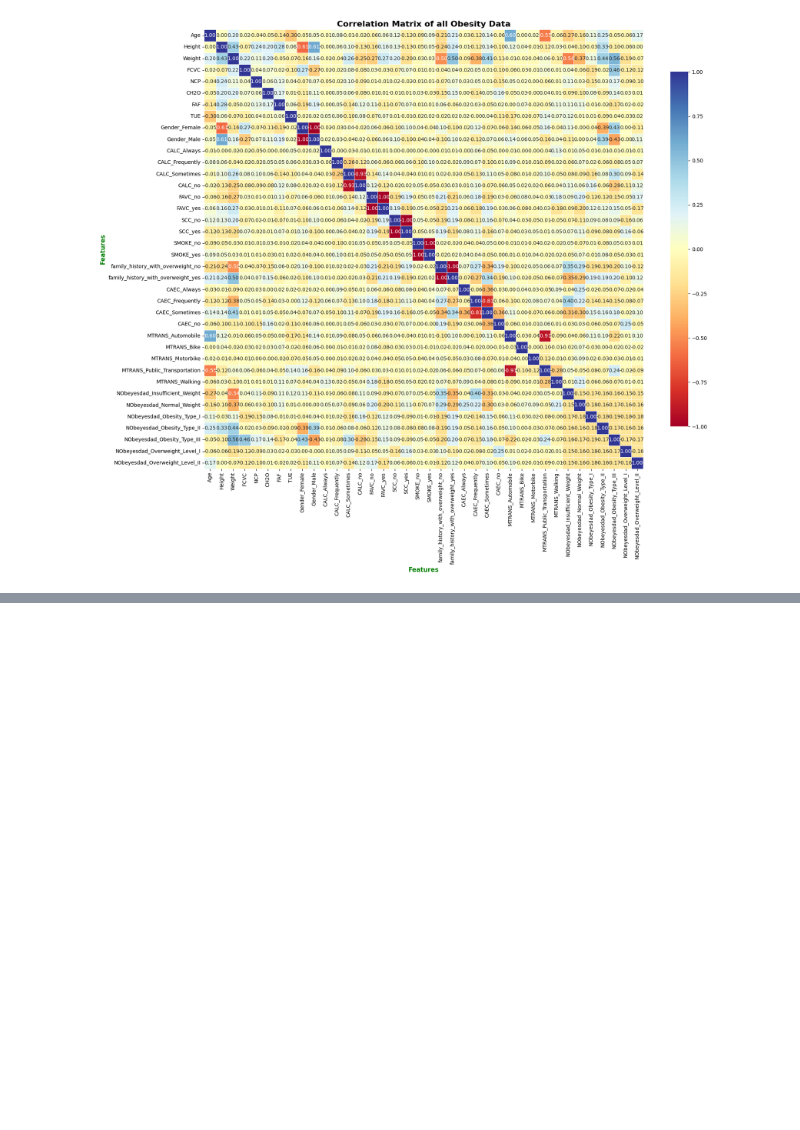
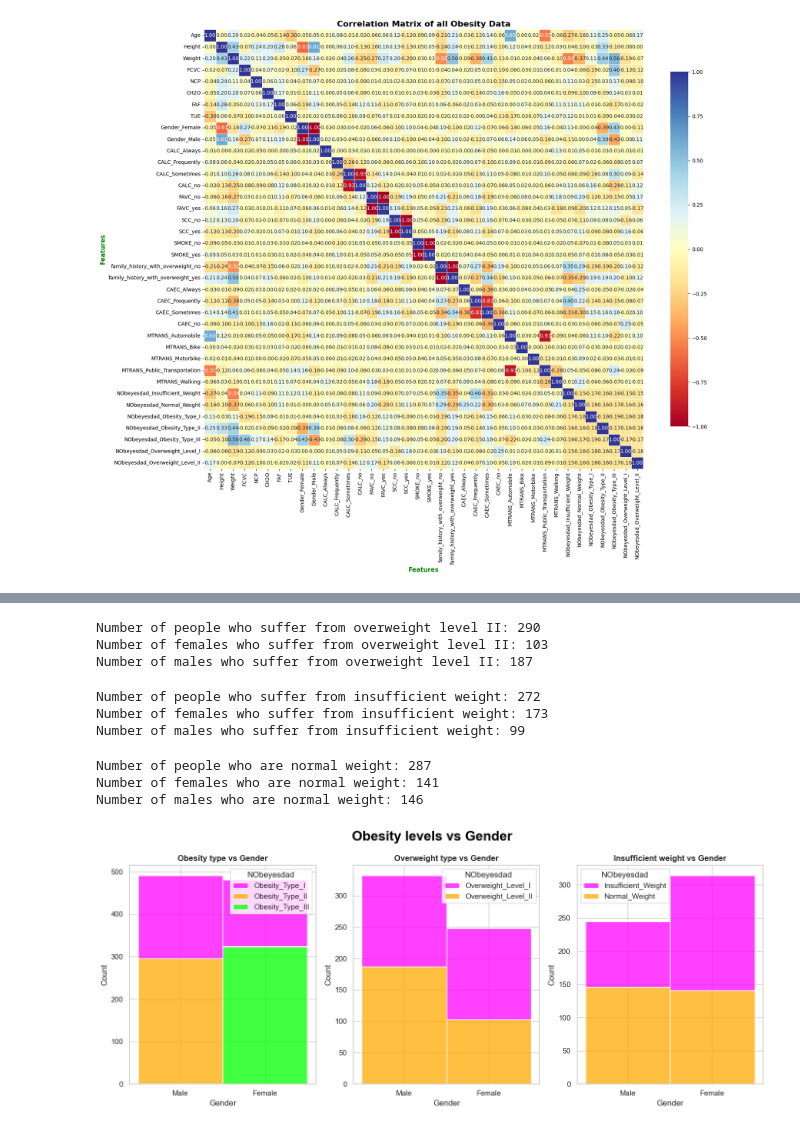
Before and after one commit to letizialanza01/SR_Obesity_Project, a Jupyter notebook: SR_Obesity_Project.ipynb, the cells around one changed output, grey strips where cells are left out. Saved outputs shown, nothing was run; the diff lists cells and outputs as text; code cells hidden in the pictures; blank space fills up the shorter version.

Commit message:
added some codes and plots

```diff
--- a/SR_Obesity_Project.ipynb
+++ b/SR_Obesity_Project.ipynb
@@ -759,0 +762,15 @@ plt.show()
+# %%
+obesity_df1 = obesity_df[obesity_df['NObeyesdad'] == 'Obesity_Type_I']
+obesity_df2 = obesity_df[obesity_df['NObeyesdad'] == 'Obesity_Type_II']
+obesity_df3 = obesity_df[obesity_df['NObeyesdad'] == 'Obesity_Type_III']
+obesity_df_OT = pd.concat([obesity_df1, obesity_df2, obesity_df3])
+
+obesity_df4 = obesity_df[obesity_df['NObeyesdad'] == 'Overweight_Level_I']
+obesity_df5 = obesity_df[obesity_df['NObeyesdad'] == 'Overweight_Level_II']
+
+obesity_df_OW = pd.concat([obesity_df4, obesity_df5])
+
+obesity_df6 = obesity_df[obesity_df['NObeyesdad'] == 'Insufficient_Weight']
+obesity_df7 = obesity_df[obesity_df['NObeyesdad'] == 'Normal_Weight']
+obesity_df_I_N = pd.concat([obesity_df6, obesity_df7])
+obesity_df_I_N.reset_index(inplace = True)
@@ -759,0 +877,57 @@ plt.show()
+# %%
+overweight_typeII = obesity_df[obesity_df['NObeyesdad'] == 'Overweight_Level_II']['NObeyesdad'].count()
+print('Number of people who suffer from overweight level II:', overweight_typeII)
+
+females_overweight_levelII = obesity_df[(obesity_df['Gender'] == 'Female') & (obesity_df['NObeyesdad'] == 'Overweight_Level_II')]['NObeyesdad'].count()
+print('Number of females who suffer from overweight level II:', females_overweight_levelII)
+
+males_overweight_levelII = obesity_df[(obesity_df['Gender'] == 'Male') & (obesity_df['NObeyesdad'] == 'Overweight_Level_II')]['NObeyesdad'].count()
+print('Number of males who suffer from overweight level II:', males_overweight_levelII)
+# %% [output]
+Number of people who suffer from overweight level II: 290
+Number of females who suffer from overweight level II: 103
+Number of males who suffer from overweight level II: 187
+# %%
+insufficient_weight = obesity_df[obesity_df['NObeyesdad'] == 'Insufficient_Weight']['NObeyesdad'].count()
+print('Number of people who suffer from insufficient weight:', insufficient_weight)
+
+females_insufficient_weight = obesity_df[(obesity_df['Gender'] == 'Female') & (obesity_df['NObeyesdad'] == 'Insufficient_Weight')]['NObeyesdad'].count()
+print('Number of females who suffer from insufficient weight:', females_insufficient_weight)
+
+males_insufficient_weight = obesity_df[(obesity_df['Gender'] == 'Male') & (obesity_df['NObeyesdad'] == 'Insufficient_Weight')]['NObeyesdad'].count()
+print('Number of males who suffer from insufficient weight:', males_insufficient_weight)
+# %% [output]
+Number of people who suffer from insufficient weight: 272
+Number of females who suffer from insufficient weight: 173
+Number of males who suffer from insufficient weight: 99
+# %%
+normal_weight = obesity_df[obesity_df['NObeyesdad'] == 'Normal_Weight']['NObeyesdad'].count()
+print('Number of people who are normal weight:', normal_weight)
+
+females_normal_weight = obesity_df[(obesity_df['Gender'] == 'Female') & (obesity_df['NObeyesdad'] == 'Normal_Weight')]['NObeyesdad'].count()
+print('Number of females who are normal weight:', females_normal_weight)
+
+males_normal_weight = obesity_df[(obesity_df['Gender'] == 'Male') & (obesity_df['NObeyesdad'] == 'Normal_Weight')]['NObeyesdad'].count()
+print('Number of males who are normal weight:', males_normal_weight)
+# %% [output]
+Number of people who are normal weight: 287
+Number of females who are normal weight: 141
+Number of males who are normal weight: 146
+# %%
+data_list = [obesity_df_OT, obesity_df_OW, obesity_df_I_N]
+data_name = ["Obesity type", "Overweight type", "Insufficient weight"]
+fluorescent_palette = ['#ff00ff', '#ffaa00', '#00ff00', '#00ffff', '#ff00ff', '#ffff00', '#00ff00', '#ff0000', '#ff0088', '#00ff00']
+
+sns.set_theme(style = "whitegrid")
+fig, axes = plt.subplots(figsize = (14, 6), ncols = len(data_list))
+
+for i, data in enumerate(data_list):
+    sns.histplot(data = data, x = 'Gender', hue = 'NObeyesdad', palette = fluorescent_palette, ax = axes[i], multiple = 'stack')
+    axes[i].set_title(f'{data_name[i]} vs Gender', fontweight = 'bold')
+
+fig.suptitle('Obesity levels vs Gender', fontsize = 20, fontweight = 'bold', color = 'black')
+
+plt.tight_layout()
+plt.show()
+# %% [output]
+[figure, added]
```
Also changed, not shown: parts of 8 cells of this notebook.
